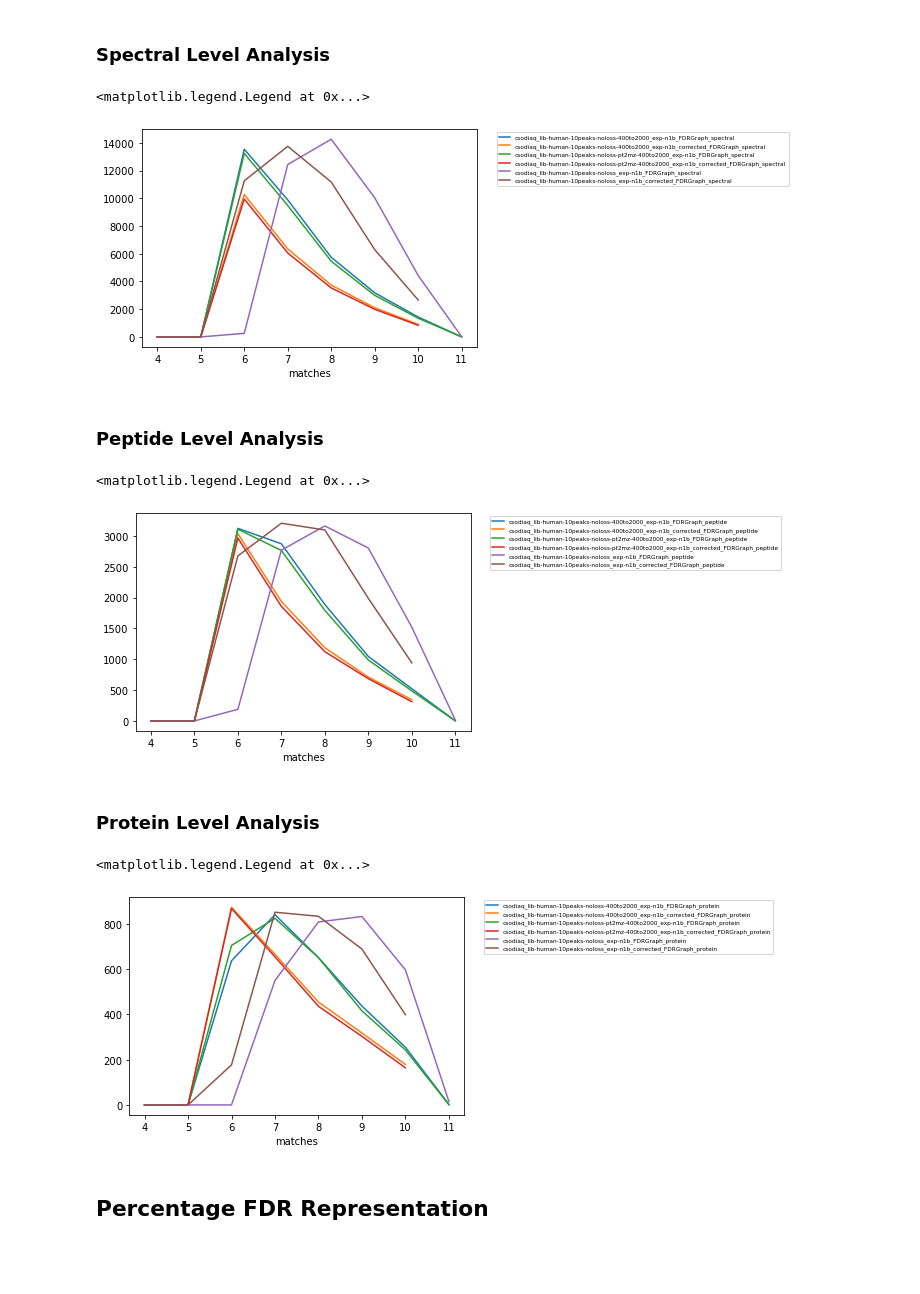
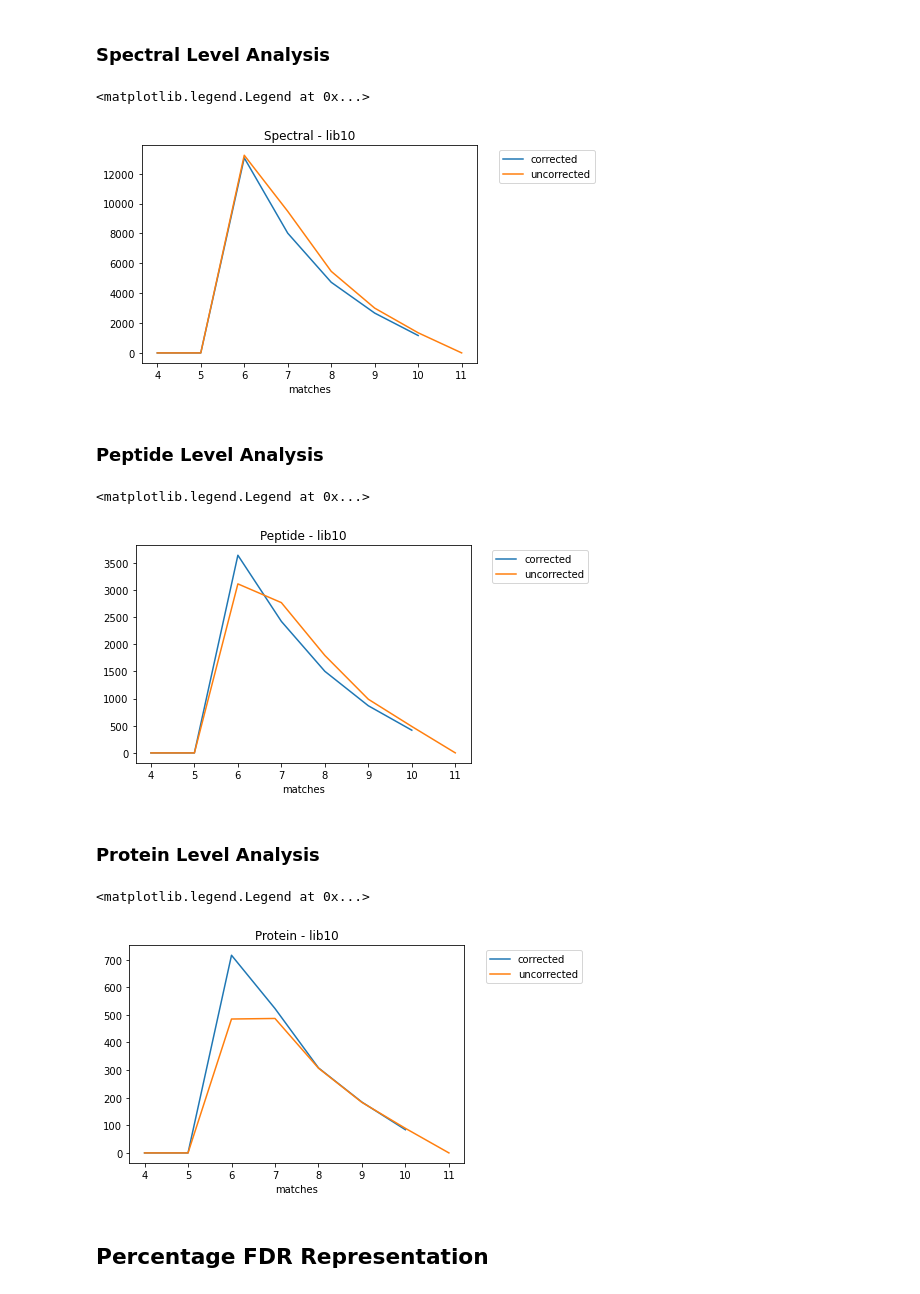
Before and after one commit to xomicsdatascience/zoDIAq, a Jupyter notebook: FDRGraph_graphs_libraryVariants.ipynb, the cells around one changed output. Cells and saved outputs as stored; diff of their text form; code cells hidden in the pictures; blank space fills up the shorter version.

```diff
--- a/FDRGraph_graphs_libraryVariants.ipynb
+++ b/FDRGraph_graphs_libraryVariants.ipynb
@@ -89,6 +77,8 @@ def make_graph_df(listOfFiles):
     for file in listOfFiles:
         temp = pd.read_csv(file)
         groupName = re.sub('Data/Figures/FDRGraphs/(.*)\.csv', r'\1', file)
+        if 'corrected' in groupName: groupName = 'corrected'
+        else: groupName = 'uncorrected'
         temp['group'] = [groupName for x in range(len(temp))]
         concatLists.append(temp)
     return pd.concat(concatLists)
@@ -158,6 +145,6 @@ protein
 # %%
 fontP = FontProperties()
-fontP.set_size('xx-small')
+fontP.set_size('medium')
 # %% [markdown]
 ## Optimal FDR Cutoff
 # %% [markdown]
@@ -165,28 +152,31 @@ fontP.set_size('xx-small')
 # %%
 spectrumFDR = spectrum.pivot(index='matches', columns='group', values='FDRCutoff')
 spectrumFDR.plot()
+pyplot.title('Spectral - lib10')
 pyplot.legend(bbox_to_anchor=(1.05, 1), loc='upper left', prop=fontP)
 # %% [output]
 <matplotlib.legend.Legend at 0x...>
-[figure, old version]
+[figure, new version]
 # %% [markdown]
 ### Peptide Level Analysis
 # %%
 peptideFDR = peptide.pivot(index='matches', columns='group', values='FDRCutoff')
 peptideFDR.plot()
+pyplot.title('Peptide - lib10')
 pyplot.legend(bbox_to_anchor=(1.05, 1), loc='upper left', prop=fontP)
 # %% [output]
 <matplotlib.legend.Legend at 0x...>
-[figure, old version]
+[figure, new version]
 # %% [markdown]
 ### Protein Level Analysis
 # %%
 proteinFDR = protein.pivot(index='matches', columns='group', values='FDRCutoff')
 proteinFDR.plot()
+pyplot.title('Protein - lib10')
 pyplot.legend(bbox_to_anchor=(1.05, 1), loc='upper left', prop=fontP)
 # %% [output]
 <matplotlib.legend.Legend at 0x...>
-[figure, old version]
+[figure, new version]
 # %% [markdown]
 ## Percentage FDR Representation
 # %% [markdown]
```
Also changed, not shown: parts of 5 cells of this notebook, 24 other files.
